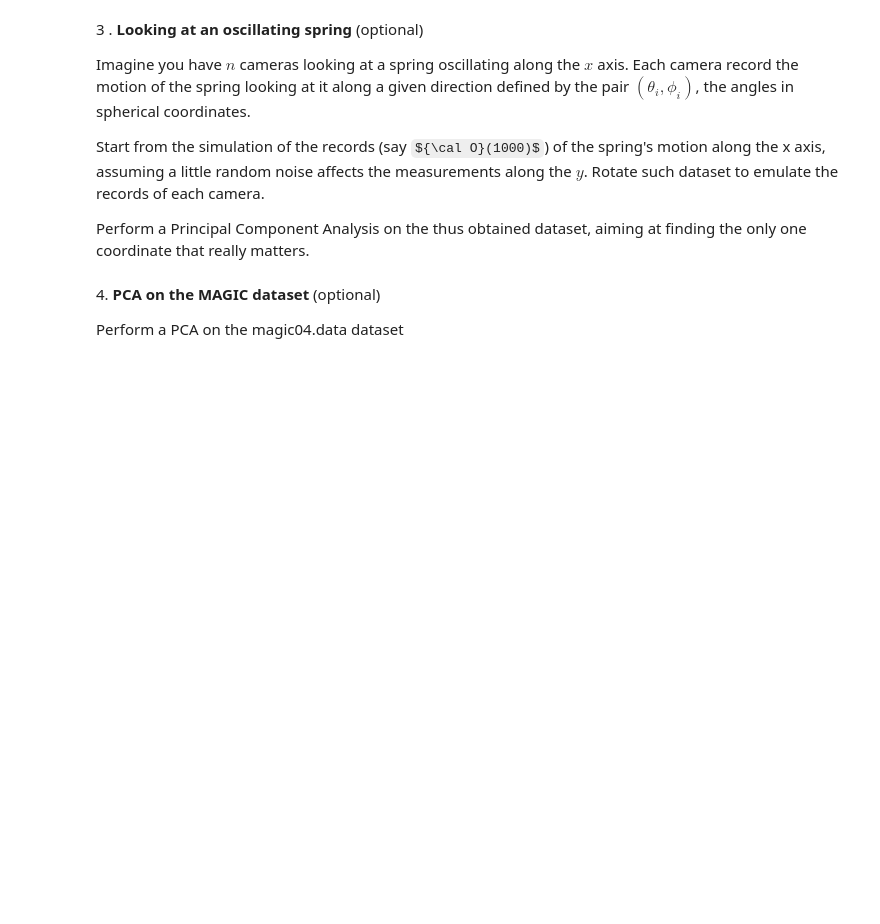
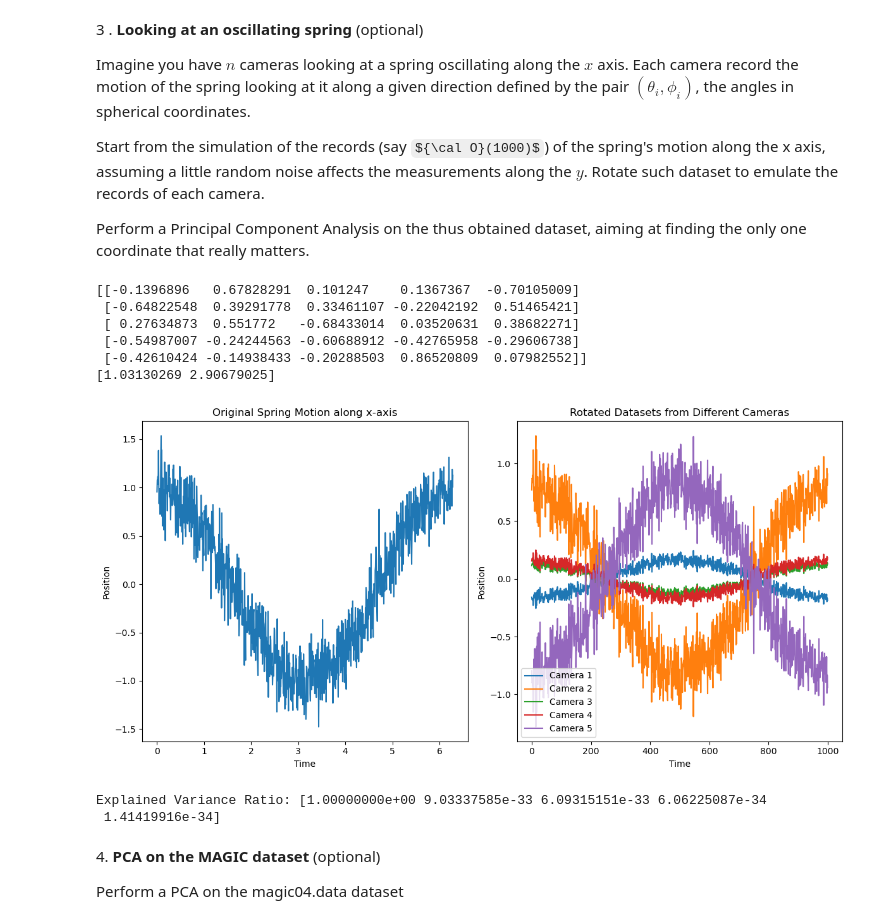
Before and after one commit to Kallo27/LaboratoryOfComputationalPhysics_Y6, a Jupyter notebook: 08ex/08ex_LinearAlgebra.ipynb, the cells around one changed output. Saved outputs shown, nothing was run; the diff lists cells and outputs as text; code cells hidden in the pictures; some formulas as TeX source; blank space fills up the shorter version.

```diff
--- a/08ex/08ex_LinearAlgebra.ipynb
+++ b/08ex/08ex_LinearAlgebra.ipynb
@@ -196,6 +196,71 @@ Imagine you have $n$ cameras looking at a spring oscillating along the $x$ axis.
 Start from the simulation of the records (say ${\cal O}(1000)$) of the spring's motion along the x axis, assuming a little random noise affects the measurements along the $y$. Rotate such dataset to emulate the records of each camera.
 
 Perform a Principal Component Analysis on the thus obtained dataset, aiming at finding the only one coordinate that really matters.
+# %%
+import numpy as np
+import matplotlib.pyplot as plt
+from sklearn.decomposition import PCA
+
+np.random.seed(150)
+
+N = 1000
+t = np.linspace(0, 2*np.pi, N)
+spring_motion = np.cos(t) + 0.2 * np.random.randn(N)
+
+n_cameras = 5
+
+theta_phi_pairs = np.random.rand(n_cameras, 2) * np.pi
+
+rotated_data = np.zeros((N, n_cameras))
+for i in range(n_cameras):
+    #rotation matrix
+    R = np.array([
+        [np.sin(theta_phi_pairs[i, 0]) * np.cos(theta_phi_pairs[i, 1]), -np.sin(theta_phi_pairs[i, 1]), np.cos(theta_phi_pairs[i, 0]) * np.cos(theta_phi_pairs[i, 1])],
+        [np.sin(theta_phi_pairs[i, 0]) * np.sin(theta_phi_pairs[i, 1]), np.cos(theta_phi_pairs[i, 1]), np.cos(theta_phi_pairs[i, 0]) * np.sin(theta_phi_pairs[i, 1])],
+        [-np.cos(theta_phi_pairs[i, 0]), 0, np.sin(theta_phi_pairs[i, 0])]
+    ])
+
+    rotated_data[:, i] = np.dot(np.column_stack((spring_motion, np.zeros_like(spring_motion), np.zeros_like(spring_motion))), R)[:, 0]
+
+pca = PCA()
+pca_result = pca.fit_transform(rotated_data)
+
+principal_components = pca.components_
+print(principal_components)
+print(theta_phi_pairs[4])
+
+# Plot the original and rotated datasets
+plt.figure(figsize=(12, 6))
+
+plt.subplot(1, 2, 1)
+plt.plot(t, spring_motion)
+plt.title('Original Spring Motion along x-axis')
+plt.xlabel('Time')
+plt.ylabel('Position')
+
+plt.subplot(1, 2, 2)
+for i in range(n_cameras):
+    plt.plot(rotated_data[:, i], label=f'Camera {i+1}')
+plt.title('Rotated Datasets from Different Cameras')
+plt.xlabel('Time')
+plt.ylabel('Position')
+plt.legend()
+
+plt.tight_layout()
+plt.show()
+
+# Print explained variance ratio
+print("Explained Variance Ratio:", pca.explained_variance_ratio_)
+# %% [output]
+[[-0.1396896   0.67828291  0.101247    0.1367367  -0.70105009]
+ [-0.64822548  0.39291778  0.33461107 -0.22042192  0.51465421]
+ [ 0.27634873  0.551772   -0.68433014  0.03520631  0.38682271]
+ [-0.54987007 -0.24244563 -0.60688912 -0.42765958 -0.29606738]
+ [-0.42610424 -0.14938433 -0.20288503  0.86520809  0.07982552]]
+[1.03130269 2.90679025]
+[figure, added]
+Explained Variance Ratio: [1.00000000e+00 9.03337585e-33 6.09315151e-33 6.06225087e-34
+ 1.41419916e-34]
 # %% [markdown]
 4\. **PCA on the MAGIC dataset** (optional)
 
```
Also changed, not shown: 5 other files.
